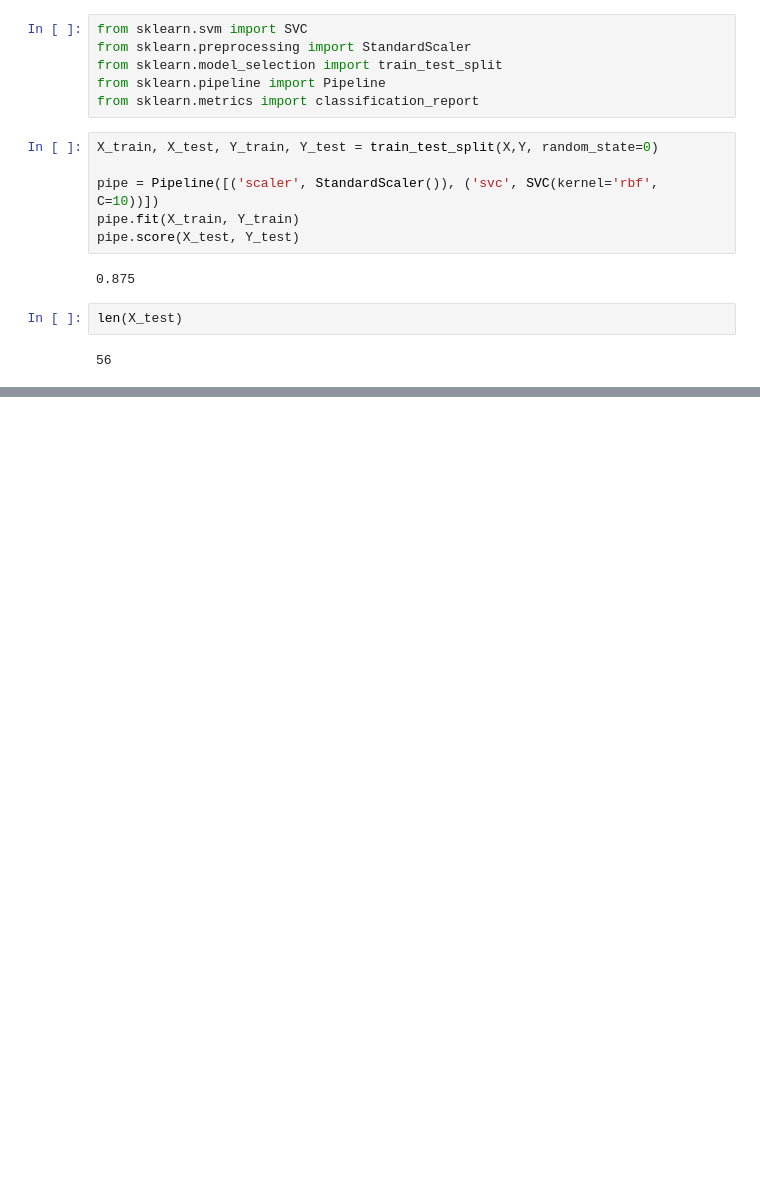
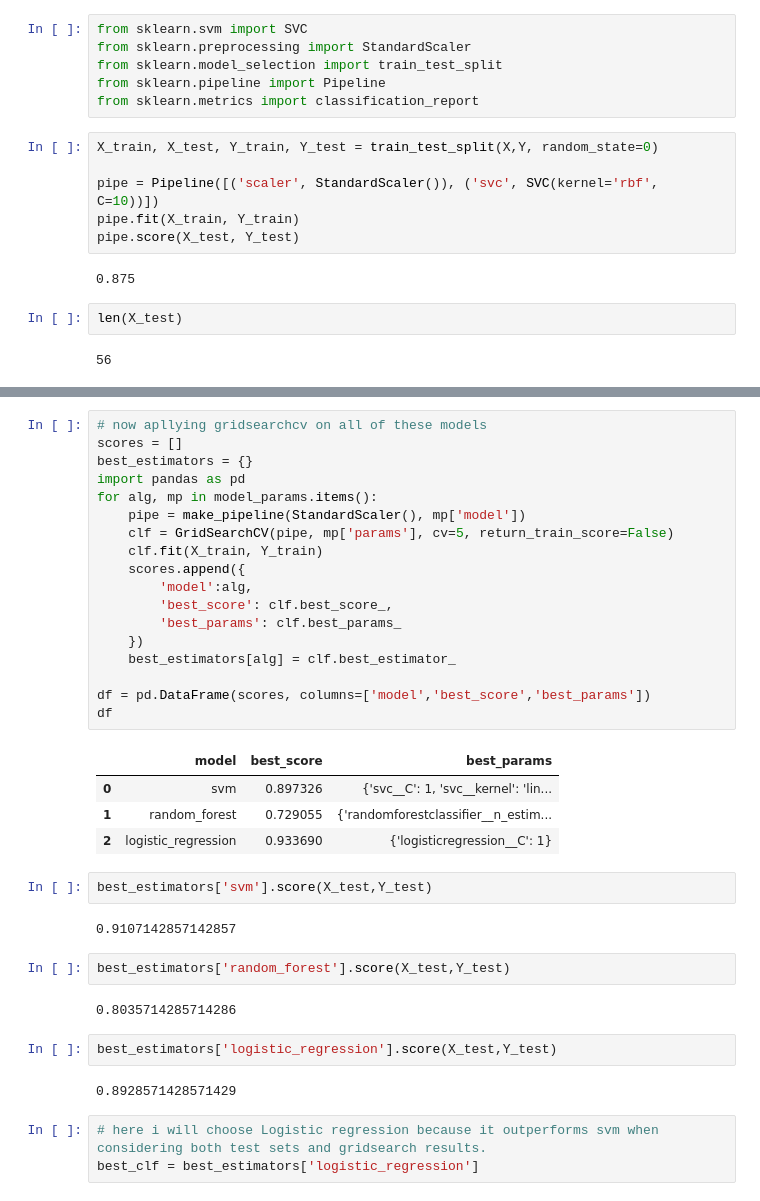
Before and after one commit to dhruvraj508/face-recognition, a Jupyter notebook: model/classifier_model.ipynb, the cells around one changed output, grey strips where cells are left out. Drawn from its saved outputs; the diff is of its cells as text; blank space fills up the shorter version.

```diff
--- a/model/classifier_model.ipynb
+++ b/model/classifier_model.ipynb
@@ -282,0 +311,38 @@ weighted avg       0.90      0.88      0.86        56
+# %%
+# now apllying gridsearchcv on all of these models
+scores = []
+best_estimators = {}
+import pandas as pd
+for alg, mp in model_params.items():
+    pipe = make_pipeline(StandardScaler(), mp['model'])
+    clf = GridSearchCV(pipe, mp['params'], cv=5, return_train_score=False)
+    clf.fit(X_train, Y_train)
+    scores.append({
+        'model':alg,
+        'best_score': clf.best_score_,
+        'best_params': clf.best_params_
+    })
+    best_estimators[alg] = clf.best_estimator_
+
+df = pd.DataFrame(scores, columns=['model','best_score','best_params'])
+df
+# %% [output]
+|  | model | best_score | best_params |
+| 0 | svm | 0.897326 | {'svc__C': 1, 'svc__kernel': 'lin... |
+| 1 | random_forest | 0.729055 | {'randomforestclassifier__n_estim... |
+| 2 | logistic_regression | 0.933690 | {'logisticregression__C': 1} |
+# %%
+best_estimators['svm'].score(X_test,Y_test)
+# %% [output]
+0.9107142857142857
+# %%
+best_estimators['random_forest'].score(X_test,Y_test)
+# %% [output]
+0.8035714285714286
+# %%
+best_estimators['logistic_regression'].score(X_test,Y_test)
+# %% [output]
+0.8928571428571429
+# %%
+# here i will choose Logistic regression because it outperforms svm when considering both test sets and gridsearch results.
+best_clf = best_estimators['logistic_regression']
```
Also changed, not shown: parts of 8 cells of this notebook, 7 other files.
